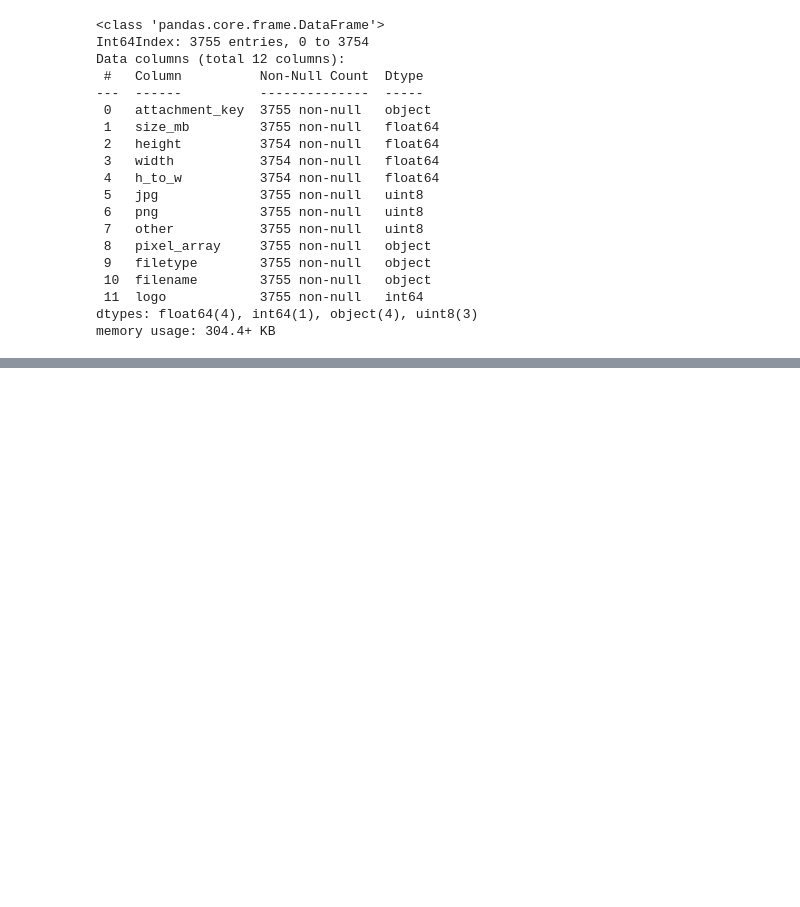
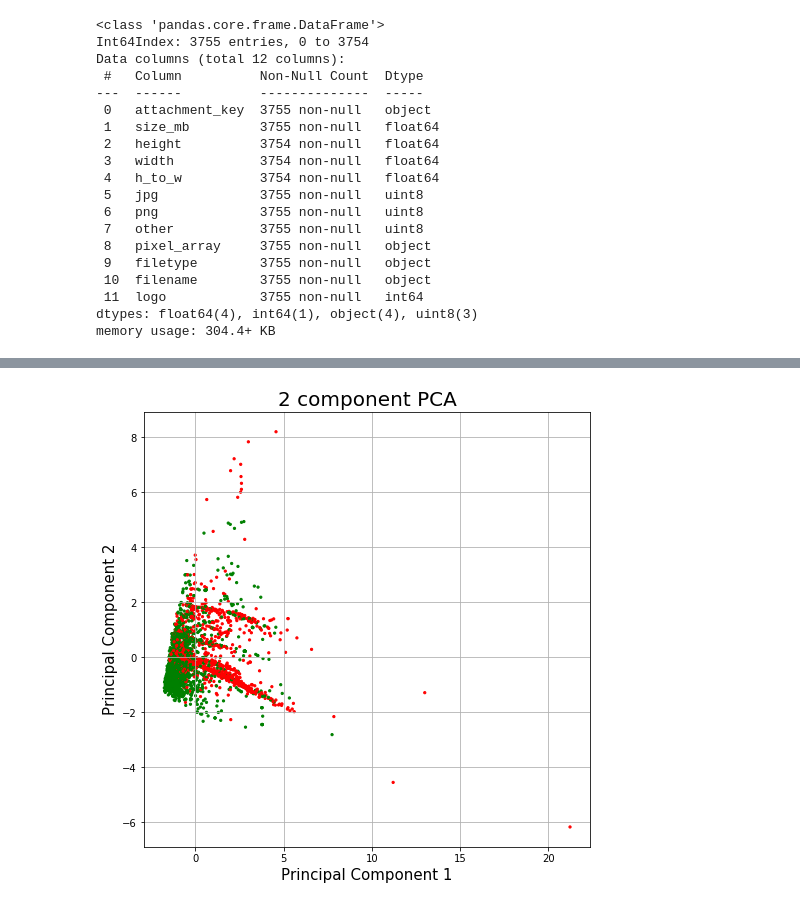
Before and after one commit to lauraherman22/w207_final_project, a Jupyter notebook: Final_Project_ET.ipynb, the cells around one changed output, grey strips where cells are left out. Drawn from its saved outputs; the diff is of its cells as text; code cells hidden in the pictures; blank space fills up the shorter version.

Commit message:
add PCA charts

```diff
--- a/Final_Project_ET.ipynb
+++ b/Final_Project_ET.ipynb
@@ -137,7 +137,6 @@ combined_df.head()
 | 3 | 0awudx2h | 0.011226 | 200.0 | 200.0 | 1.000000 | 1 | 0 | 0 | [151.061, 138.22101, 131.32, 151.... | jpg | ... |
 | 4 | 0bb8y85h | 0.263813 | 885.0 | 800.0 | 1.106250 | 1 | 0 | 0 | [151.061, 138.22101, 131.32, 151.... | jpg | ... |
 # %%
-combined_df = combined_df[combined_df.notnull()]
 combined_df.describe()
 # %% [output]
 |  | size_mb | height | width | h_to_w | jpg | png | other | logo |
@@ -171,3 +170,6 @@ Data columns (total 12 columns):
  11  logo            3755 non-null   int64
 dtypes: float64(4), int64(1), object(4), uint8(3)
 memory usage: 304.4+ KB
+# %%
+combined_df = combined_df[combined_df.height.notnull()]
+combined_df.info(verbose=True)
@@ -294,0 +337,13 @@ ax.grid()
+# %%
+x = [item[0] for item in x_pca2]
+y = [item[1] for item in x_pca2]
+
+fig = plt.figure(figsize = (8,8))
+ax = fig.add_subplot(1,1,1)
+ax.set_xlabel('Principal Component 1', fontsize = 15)
+ax.set_ylabel('Principal Component 2', fontsize = 15)
+ax.set_title('2 component PCA', fontsize = 20)
+ax.scatter(x, y, c = colors, s = 5)
+ax.grid()
+# %% [output]
+[figure, added]
```
Also changed, not shown: parts of 22 cells of this notebook.
